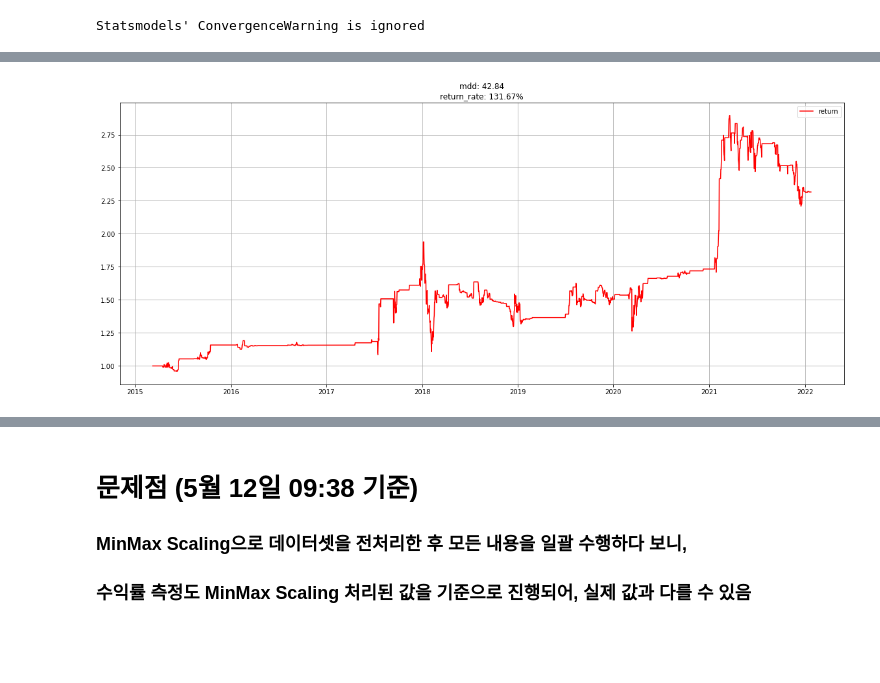
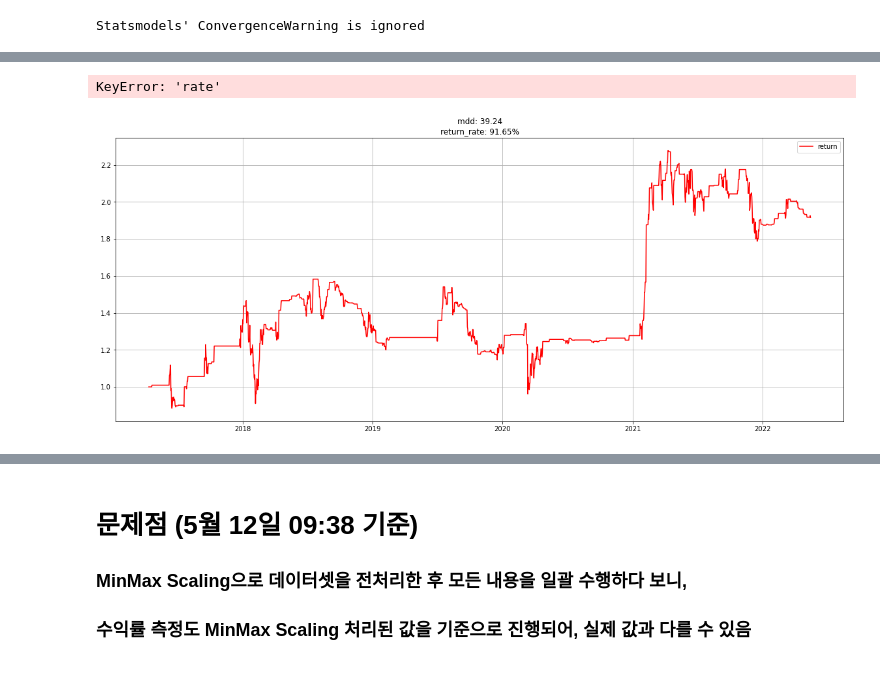
Before and after one commit to happysms/RuleBase-VS-TimeSeries-Algorithm, a Jupyter notebook: LSTM/LSTM_prototype.ipynb, the cells around one changed output, grey strips where cells are left out. Cells and saved outputs as stored; diff of their text form; code cells hidden in the pictures; blank space fills up the shorter version.

Commit message:
new backtest code add

```diff
--- a/LSTM/LSTM_prototype.ipynb
+++ b/LSTM/LSTM_prototype.ipynb
@@ -791,10 +890,10 @@ def backtest_ma_and_rsi(test_df):
 # %%
 with open("../btc_usd_1d.pkl", "rb") as f:
     df=pickle.load(f)
-    df=df.reset_index()
-    df.rename({'ot':'Date'},axis=1,inplace=True)
+    #df=df.reset_index()
+    #df.rename({'ot':'Date'},axis=1,inplace=True)
 # %%
-df.set_index('Date',inplace=True,drop=True)
+#df.set_index('Date',inplace=True,drop=True)
 # %%
 result_df = backtest_lstm_1d(df, 100, 1)
 # %% [output]
@@ -835,4 +936,4 @@ print(RMSE)
 # %%
-result_df = backtest_ma(result_df)
-plot_return(result_df)
+result_ma = backtest_ma(result_df)
+plot_return(result_ma)
 # %% [output]
@@ -840,6 +946,11 @@ plot_return(result_df)
+# %%
+result_rsi = backtest_rsi(result_df)
+plot_return(result_rsi)
+# %% [output]
+KeyError: 'rate'
 # %%
-result_df = backtest_ma_and_noise(result_df)
-plot_return(result_df)
+result_ma_noise = backtest_ma_and_noise(result_df)
+plot_return(result_ma_noise)
 # %% [output]
-[figure, old version]
+[figure, new version]
 # %%
```
Also changed, not shown: parts of 14 cells of this notebook, 2 other files.
